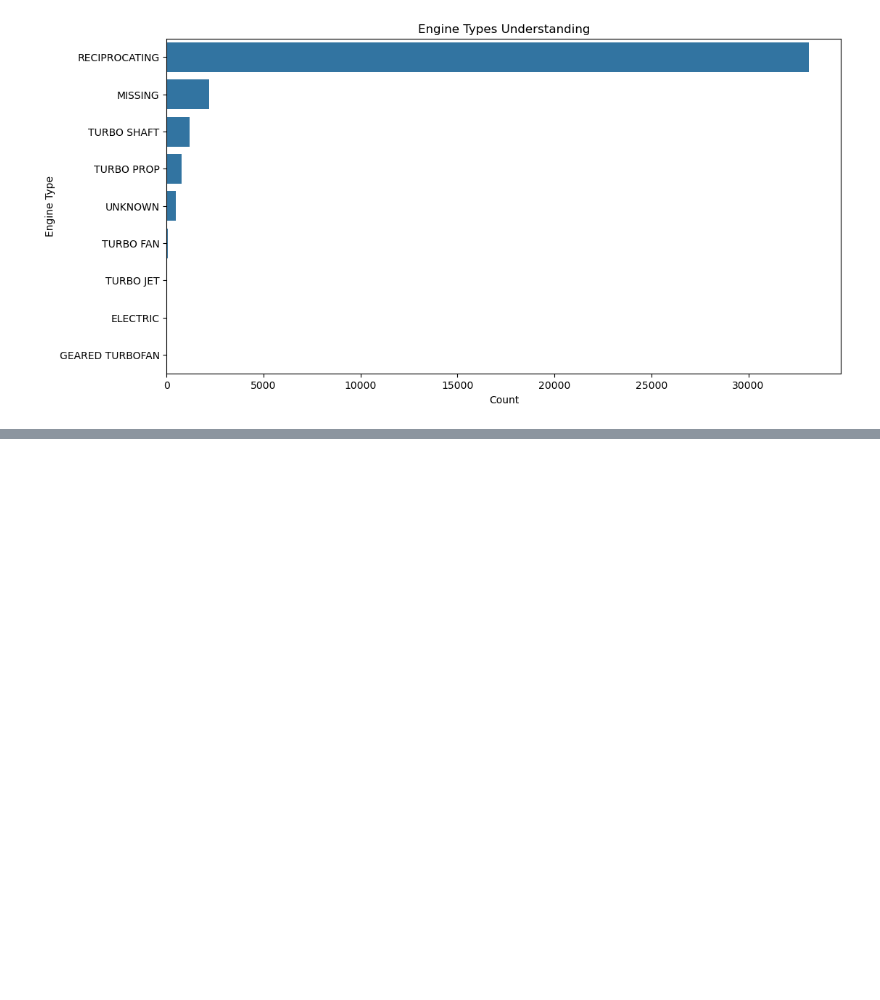
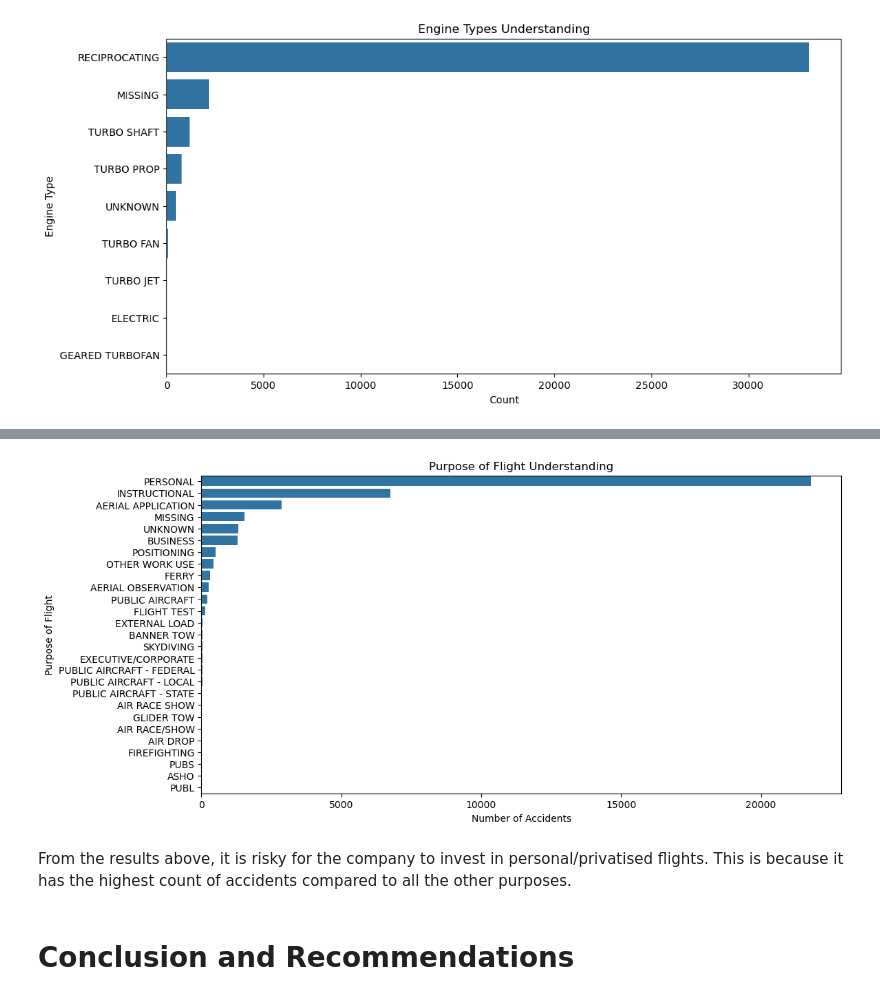
Before and after one commit to JuneHenia/Phase-1-Aviation-Project, a Jupyter notebook: notebooks/Phase 1 project.ipynb, the cells around one changed output, grey strips where cells are left out. Cells and saved outputs as stored; diff of their text form; code cells hidden in the pictures; blank space fills up the shorter version.

Commit message:
Start of conclusion and recommendations

```diff
--- a/notebooks/Phase 1 project.ipynb
+++ b/notebooks/Phase 1 project.ipynb
@@ -893,0 +897,3 @@ REMEMBER
+# %%
+purpose_counts = df['Purpose.of.flight'].value_counts()
+purpose_counts
@@ -893,0 +918,15 @@ REMEMBER
+# %%
+# a visual representation of the data above
+
+plt.figure(figsize = (12,6))
+sns.barplot(x = purpose_counts.values, y = purpose_counts.index)
+plt.title('Purpose of Flight Understanding')
+plt.xlabel('Number of Accidents')
+plt.ylabel('Purpose of Flight')
+plt.show()
+# %% [output]
+[figure, added]
+# %% [markdown]
+From the results above, it is risky for the company to invest in personal/privatised flights. This is because it has the highest count of accidents compared to all the other purposes.
+# %% [markdown]
+# Conclusion and Recommendations
```
Also changed, not shown: parts of 10 cells of this notebook.
